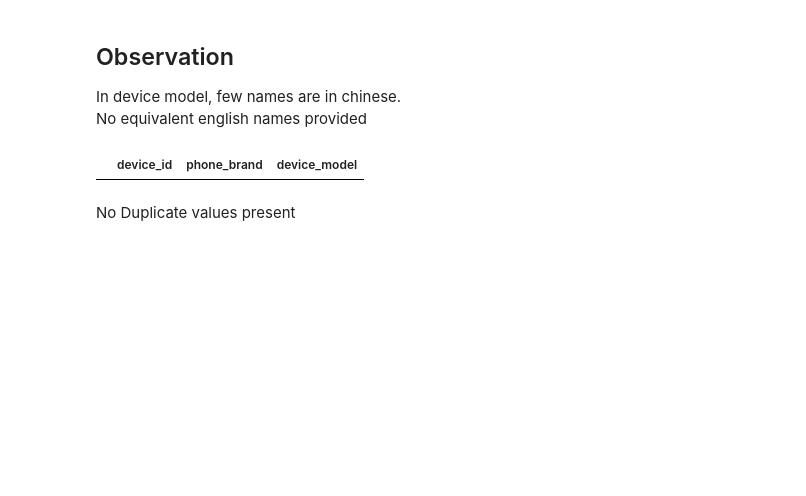
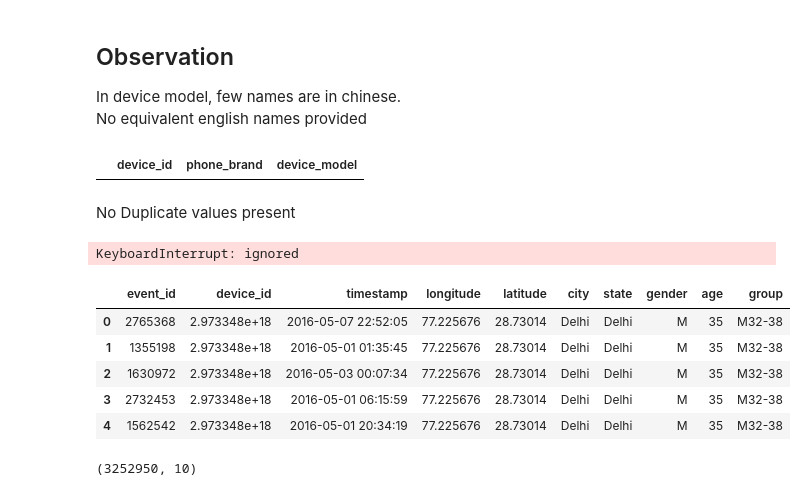
Before and after one commit to ShubhamCJagtap/Capstone_Project_1_EDA, a Jupyter notebook: Capstone_project_1_Mobile_Events_EDA_colab_notebook.ipynb, the cells around one changed output. Cells and saved outputs as stored; diff of their text form; code cells hidden in the pictures; blank space fills up the shorter version.

```diff
--- a/Capstone_project_1_Mobile_Events_EDA_colab_notebook.ipynb
+++ b/Capstone_project_1_Mobile_Events_EDA_colab_notebook.ipynb
@@ -528,3 +528,32 @@ df3.drop('Unnamed: 0',axis=1)[duplicate_in_df3]
 |  | device_id | phone_brand | device_model |
 # %% [markdown]
 No Duplicate values present
+# %%
+id = []
+miss = []
+for i in df2['device_id'].unique():
+  if i in df['device_id'].unique():
+    id.append(i)
+  else:
+    miss.append(i)
+# %% [output]
+KeyboardInterrupt: ignored
+# %%
+df2.drop('Unnamed: 0',axis=1,inplace=True)
+# %%
+# merge all tables by performing outer join between events, gender and phone brand
+merged_1 = df.merge(df2.drop('Unnamed: 0',axis=1), how = "left", on = "device_id")
+# .merge(phonebrand_device_model_df,how = "outer", on = "device_id",suffixes=('_left', '_right'))
+# %%
+merged_1.head()
+# %% [output]
+|  | event_id | device_id | timestamp | longitude | latitude | city | state | gender | age | group |
+| 0 | 2765368 | 2.973348e+18 | 2016-05-07 22:52:05 | 77.225676 | 28.73014 | Delhi | Delhi | M | 35 | M32-38 |
+| 1 | 1355198 | 2.973348e+18 | 2016-05-01 01:35:45 | 77.225676 | 28.73014 | Delhi | Delhi | M | 35 | M32-38 |
+| 2 | 1630972 | 2.973348e+18 | 2016-05-03 00:07:34 | 77.225676 | 28.73014 | Delhi | Delhi | M | 35 | M32-38 |
+| 3 | 2732453 | 2.973348e+18 | 2016-05-01 06:15:59 | 77.225676 | 28.73014 | Delhi | Delhi | M | 35 | M32-38 |
+| 4 | 1562542 | 2.973348e+18 | 2016-05-01 20:34:19 | 77.225676 | 28.73014 | Delhi | Delhi | M | 35 | M32-38 |
+# %%
+merged_1.shape
+# %% [output]
+(3252950, 10)
```
Also changed, not shown: parts of 7 cells of this notebook.
